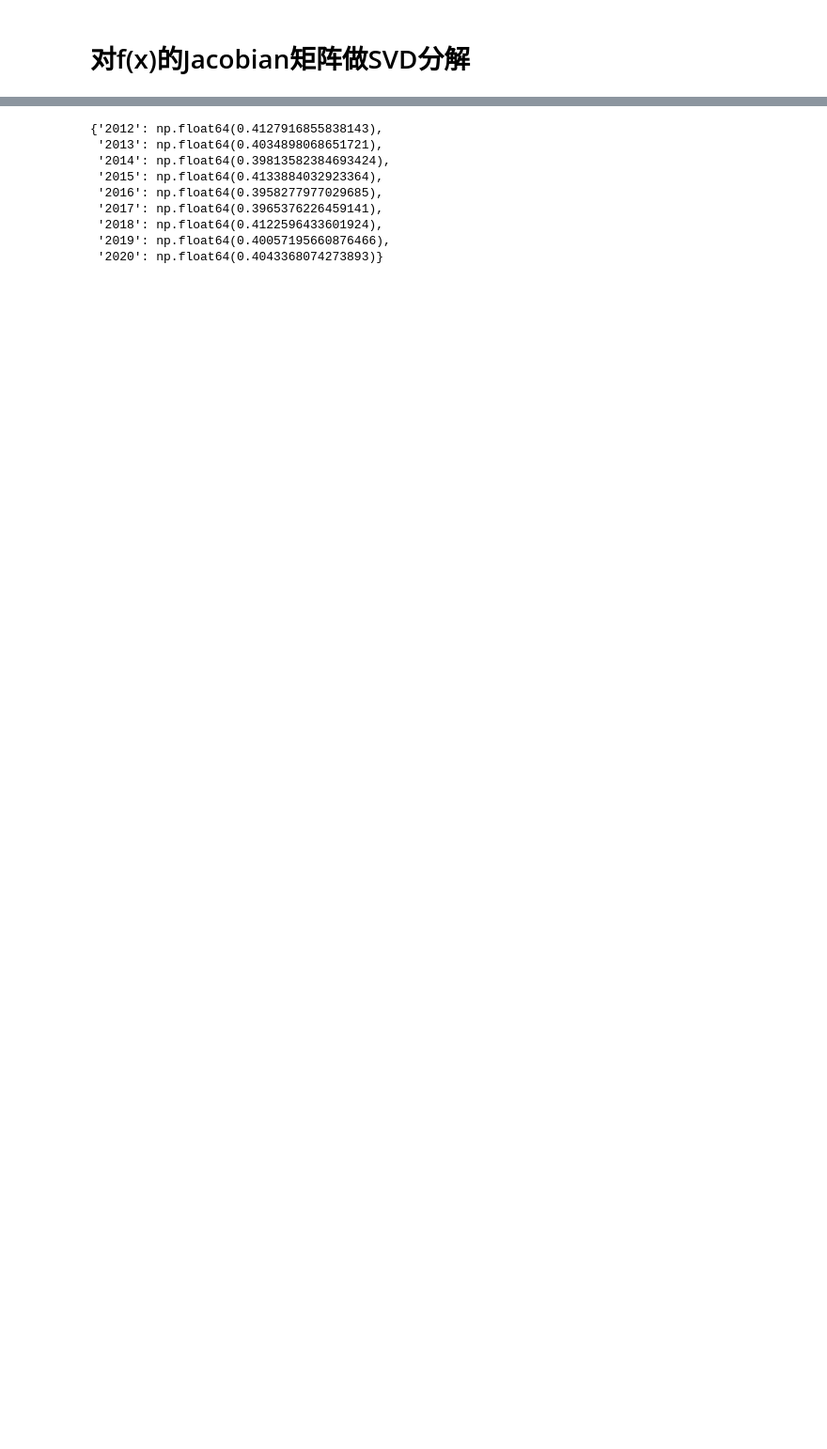
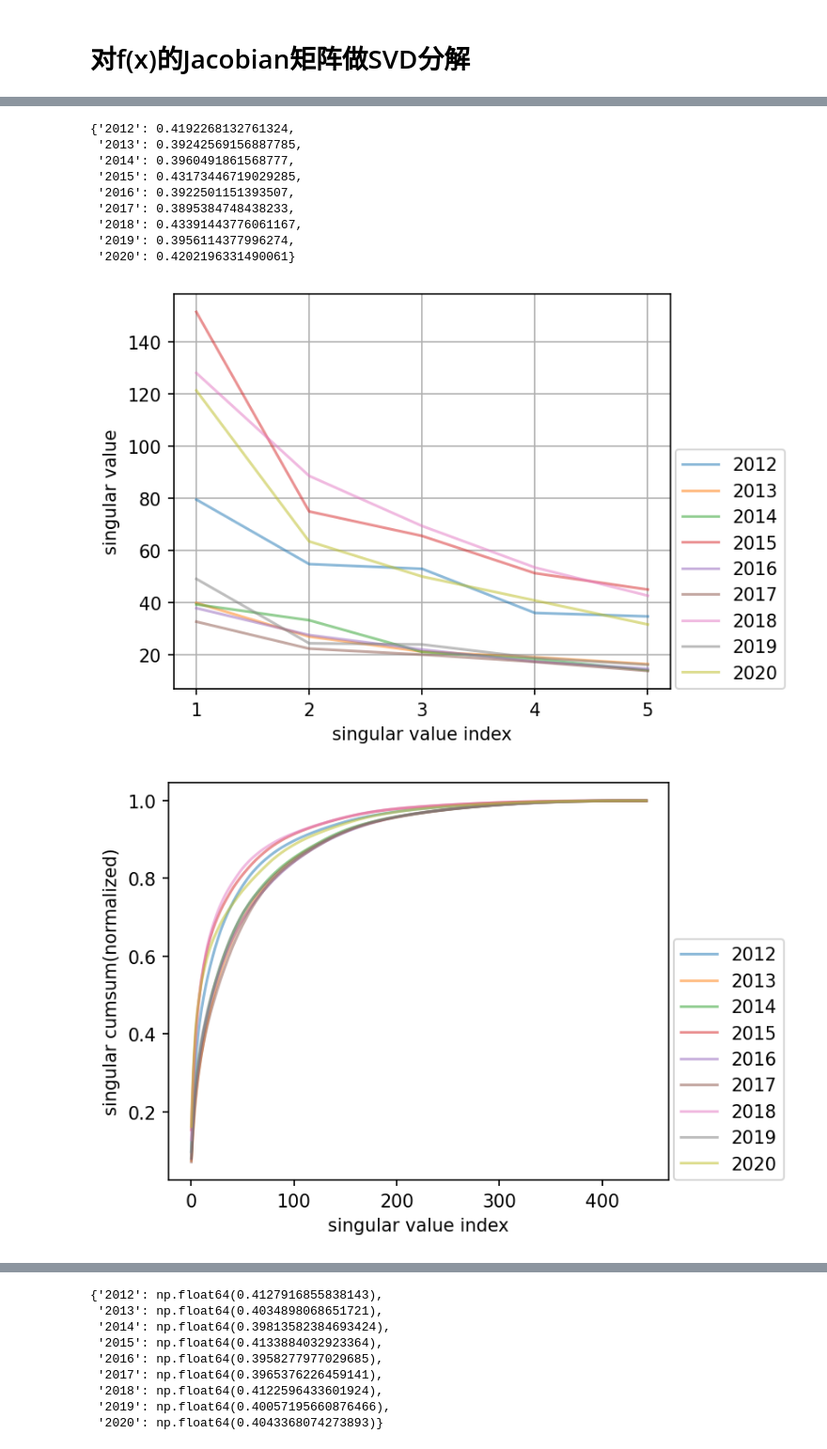
Before and after one commit to Matthew-ymz/Time-series-forecasting-for-causal-emergence, a Jupyter notebook: postprocessing/jacobian_svd.ipynb, the cells around one changed output, grey strips where cells are left out. Shown at 94% size. Drawn from its saved outputs; the diff is of its cells as text; code cells hidden in the pictures; blank space fills up the shorter version.

```diff
--- a/postprocessing/jacobian_svd.ipynb
+++ b/postprocessing/jacobian_svd.ipynb
@@ -76 +93,18 @@ def plot_singular_cum(test_id_first, seeds = 1, length=1, window=5, sigmas=True)
+# %%
+test_id = 'long_term_forecast_data_mean_996_37_iTransformer_cov_QBO_ftM_sl12_pl12_dm512_nh8_el4_dl1_df512_fc3_floc0_ebtimeF_dtTrue_Exp_'
+plot_singular(test_id, seeds = 1, length=12, window=5, sigmas=False)
+gn_dic = plot_singular_cum(test_id, seeds=1, length=12, window=444, sigmas=False)
+gn_dic
+# %% [output]
+{'2012': 0.4192268132761324,
+ '2013': 0.39242569156887785,
+ '2014': 0.3960491861568777,
+ '2015': 0.43173446719029285,
+ '2016': 0.3922501151393507,
+ '2017': 0.3895384748438233,
+ '2018': 0.43391443776061167,
+ '2019': 0.3956114377996274,
+ '2020': 0.4202196331490061}
+[figure, added]
+[figure, added]
 # %%
```
Also changed, not shown: parts of 2 cells of this notebook, 7 other files.
